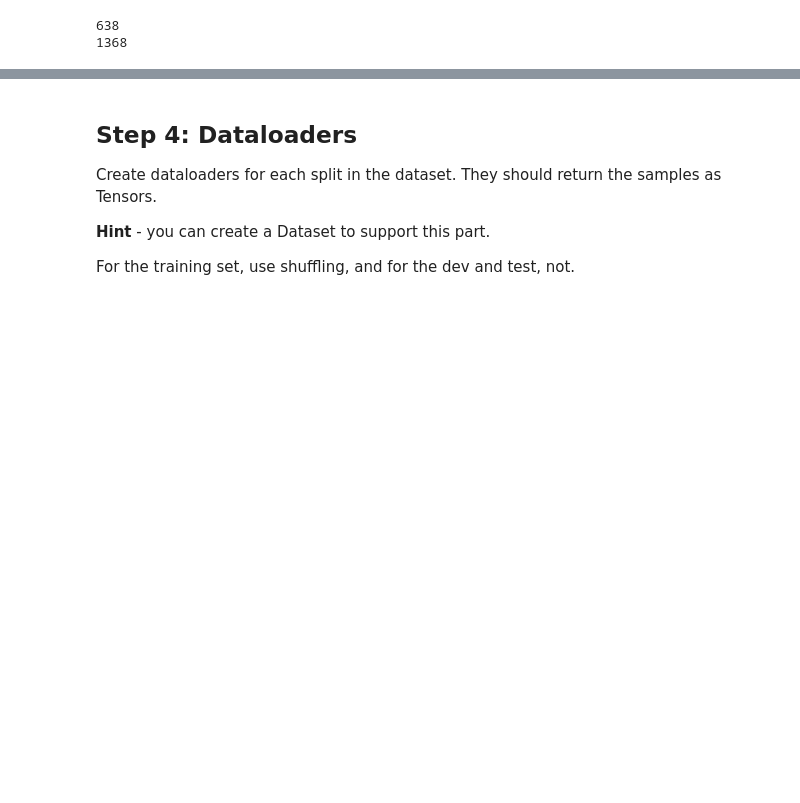
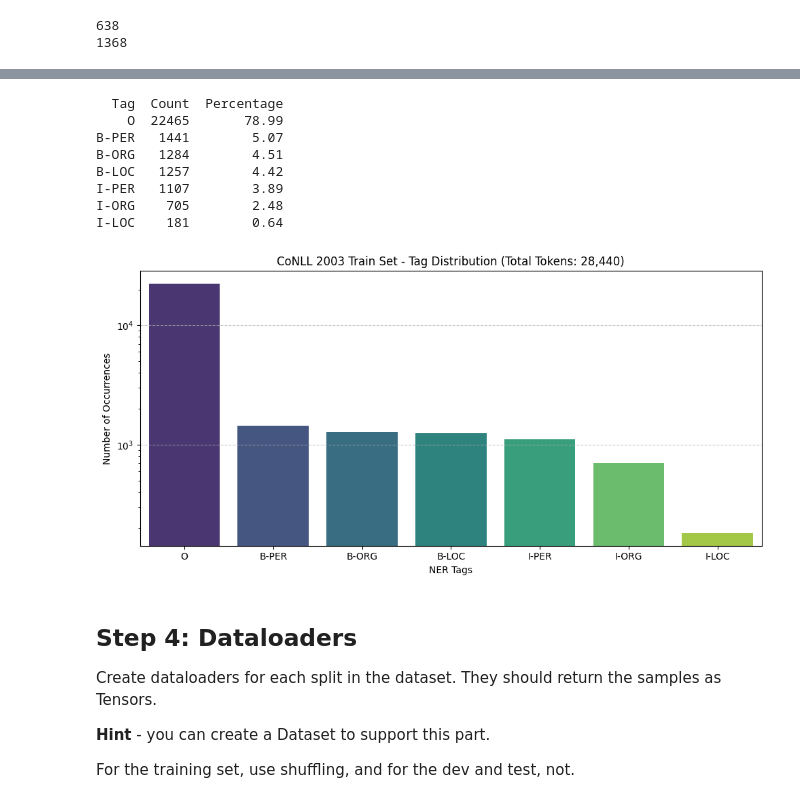
Before and after one commit to yossefPartouche/Intro_NLP, a Jupyter notebook: NER_LSTM.ipynb, the cells around one changed output, grey strips where cells are left out. Cells and saved outputs as stored; diff of their text form; code cells hidden in the pictures; blank space fills up the shorter version.

```diff
--- a/NER_LSTM.ipynb
+++ b/NER_LSTM.ipynb
@@ -271,11 +326,13 @@ def read_data(filepath:str) -> DataType:
 
   return data
 # %%
-!pwd
-!ls
-train = read_data("data/connl03_train.txt")
-dev = read_data("data/connl03_dev.txt")
-test = read_data("data/connl03_test.txt")
 
-print(train)
+train = read_data("data/train.txt")
+dev   = read_data("data/dev.txt")
+test  = read_data("data/test.txt")
+
+print(f"Train sentences : {len(train)}")
+print(f"Dev   sentences : {len(dev)}")
+print(f"Test  sentences : {len(test)}")
+print("Sample sentence :", train[0])
 # %% [output]
@@ -422,3 +499,49 @@ print(count_oov(test_sequences))
+# %%
+from collections import Counter
+import matplotlib.pyplot as plt
+import seaborn as sns
+import pandas as pd
+
+def plot_tag_distribution(dataset, title="NER Tag Distribution"):
+    # 1. Extract all tags into a flat list
+    all_tags = []
+    for words, tags in dataset:
+        all_tags.extend(tags)
+
+    # 2. Count the occurrences of each unique tag
+    tag_counts = Counter(all_tags)
+
+    # 3. Convert to a Pandas DataFrame for clean plotting
+    df_counts = pd.DataFrame(tag_counts.items(), columns=['Tag', 'Count']).sort_values(by='Count', ascending=False)
+
+    # Calculate percentages to print out as well
+    total_tokens = df_counts['Count'].sum()
+    df_counts['Percentage'] = (df_counts['Count'] / total_tokens) * 100
+    print(df_counts.to_string(index=False, float_format="%.2f"))
+
+    # 4. Generate the Bar Plot
+    plt.figure(figsize=(10, 5))
+    sns.barplot(data=df_counts, x='Tag', y='Count', hue='Tag', palette='viridis', legend=False)
+    plt.title(f"{title} (Total Tokens: {total_tokens:,})")
+    plt.xlabel("NER Tags")
+    plt.ylabel("Number of Occurrences")
+    plt.yscale('log') # Using log scale makes smaller entity classes visible next to 'O'
+    plt.grid(axis='y', linestyle='--', alpha=0.7)
+    plt.tight_layout()
+    plt.show()
+
+# --- Run it on your dataset ---
+plot_tag_distribution(train, title="CoNLL 2003 Train Set - Tag Distribution")
+# %% [output]
+  Tag  Count  Percentage
+    O  22465       78.99
+B-PER   1441        5.07
+B-ORG   1284        4.51
+B-LOC   1257        4.42
+I-PER   1107        3.89
+I-ORG    705        2.48
+I-LOC    181        0.64
+[figure, added]
 # %% [markdown]
 ## Step 4: Dataloaders
 Create dataloaders for each split in the dataset. They should return the samples as Tensors.
```
Also changed, not shown: parts of 48 cells of this notebook.
